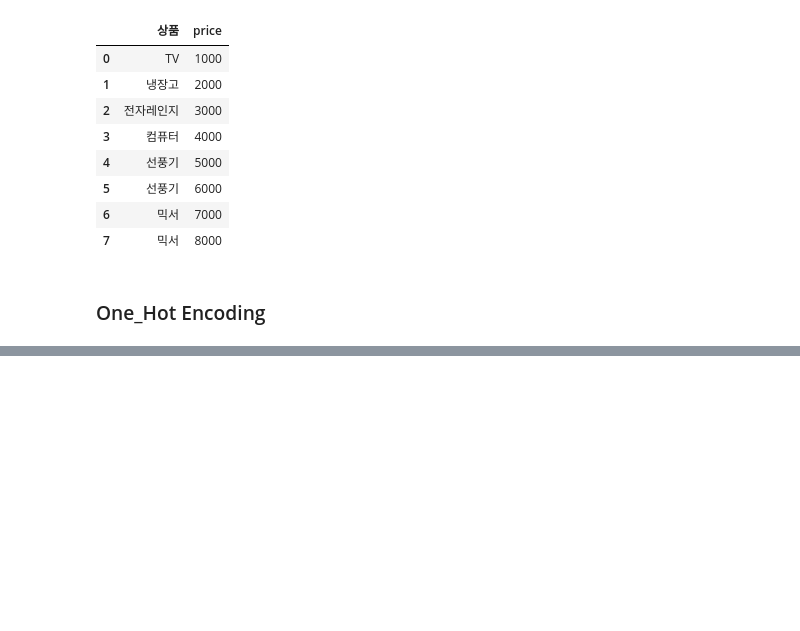
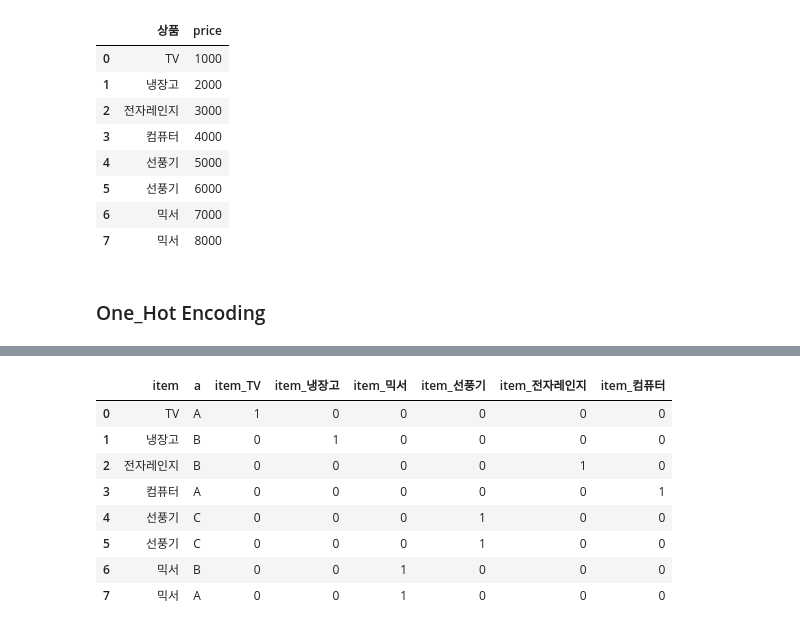
Before and after one commit to skyworld19/ds-school-advanced, a Jupyter notebook: ML_11_OneHot_LabelEncoder.ipynb, the cells around one changed output, grey strips where cells are left out. Drawn from its saved outputs; the diff is of its cells as text; code cells hidden in the pictures; blank space fills up the shorter version.

```diff
--- a/ML_11_OneHot_LabelEncoder.ipynb
+++ b/ML_11_OneHot_LabelEncoder.ipynb
@@ -203,0 +287,16 @@ pd.get_dummies(df)
+# %%
+# 일부 범주형에 대해서만 OneHot Encoding을 하고 싶을 경우
+temp = df[['item']]
+dummy1 = pd.get_dummies(temp)
+df2 = pd.concat([df, dummy1], axis=1)
+df2
+# %% [output]
+|  | item | a | item_TV | item_냉장고 | item_믹서 | item_선풍기 | item_전자레인지 | item_컴퓨터 |
+| 0 | TV | A | 1 | 0 | 0 | 0 | 0 | 0 |
+| 1 | 냉장고 | B | 0 | 1 | 0 | 0 | 0 | 0 |
+| 2 | 전자레인지 | B | 0 | 0 | 0 | 0 | 1 | 0 |
+| 3 | 컴퓨터 | A | 0 | 0 | 0 | 0 | 0 | 1 |
+| 4 | 선풍기 | C | 0 | 0 | 0 | 1 | 0 | 0 |
+| 5 | 선풍기 | C | 0 | 0 | 0 | 1 | 0 | 0 |
+| 6 | 믹서 | B | 0 | 0 | 1 | 0 | 0 | 0 |
+| 7 | 믹서 | A | 0 | 0 | 1 | 0 | 0 | 0 |
```
Also changed, not shown: parts of 18 cells of this notebook.
